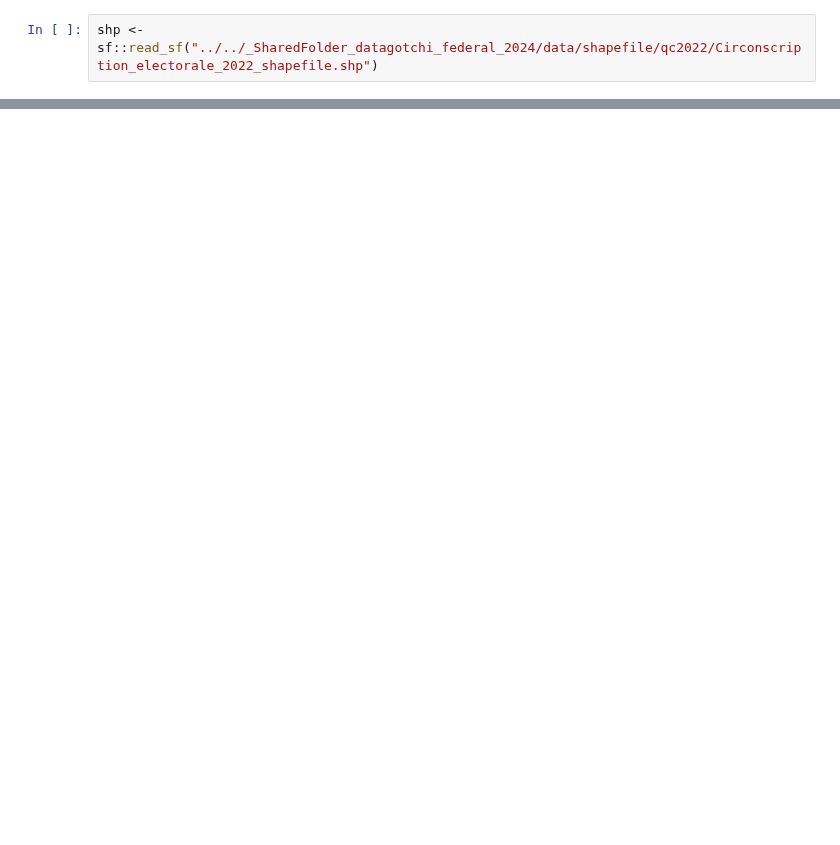
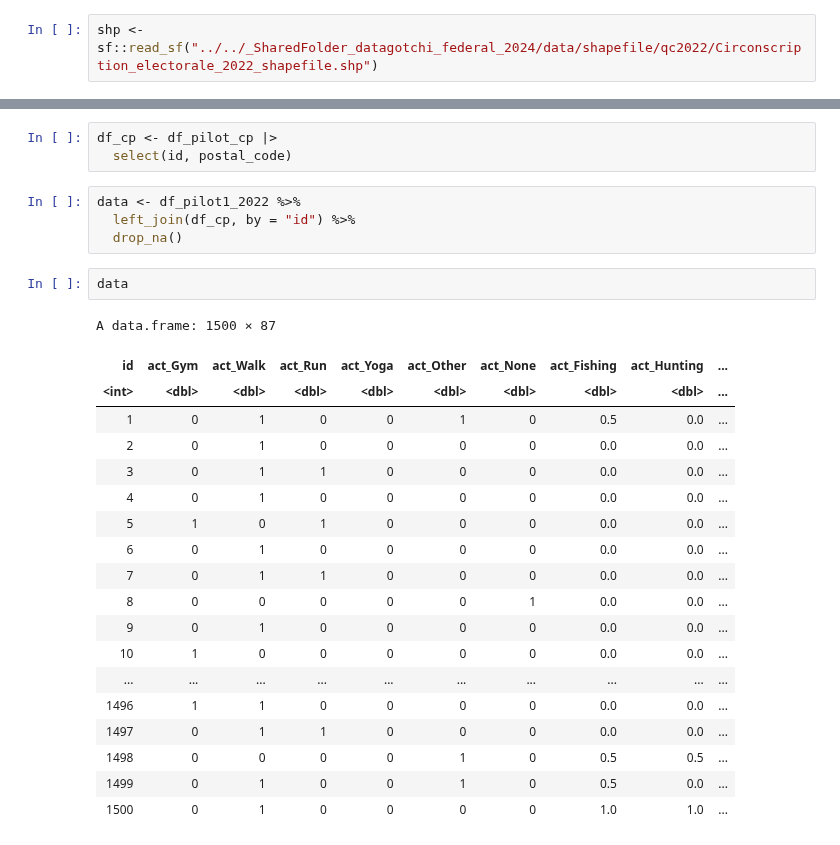
Before and after one commit to clessn/datagotchi_federal_2024, a Jupyter notebook: albou558/qc_2022/03_02-3_desc-gepgraphique.ipynb, the cells around one changed output, grey strips where cells are left out. Cells and saved outputs as stored; diff of their text form; blank space fills up the shorter version.

```diff
--- a/albou558/qc_2022/03_02-3_desc-gepgraphique.ipynb
+++ b/albou558/qc_2022/03_02-3_desc-gepgraphique.ipynb
@@ -35,0 +114,29 @@ NameError: name 'df_pilot1_2022' is not defined
+# %%
+df_cp <- df_pilot_cp |>
+  select(id, postal_code)
+# %%
+data <- df_pilot1_2022 %>%
+  left_join(df_cp, by = "id") %>%
+  drop_na()
+# %%
+data
+# %% [output]
+A data.frame: 1500 × 87
+| id | act_Gym | act_Walk | act_Run | act_Yoga | act_Other | act_None | act_Fishing | act_Hunting | ... |
+| <int> | <dbl> | <dbl> | <dbl> | <dbl> | <dbl> | <dbl> | <dbl> | <dbl> | ... |
+| 1 | 0 | 1 | 0 | 0 | 1 | 0 | 0.5 | 0.0 | ... |
+| 2 | 0 | 1 | 0 | 0 | 0 | 0 | 0.0 | 0.0 | ... |
+| 3 | 0 | 1 | 1 | 0 | 0 | 0 | 0.0 | 0.0 | ... |
+| 4 | 0 | 1 | 0 | 0 | 0 | 0 | 0.0 | 0.0 | ... |
+| 5 | 1 | 0 | 1 | 0 | 0 | 0 | 0.0 | 0.0 | ... |
+| 6 | 0 | 1 | 0 | 0 | 0 | 0 | 0.0 | 0.0 | ... |
+| 7 | 0 | 1 | 1 | 0 | 0 | 0 | 0.0 | 0.0 | ... |
+| 8 | 0 | 0 | 0 | 0 | 0 | 1 | 0.0 | 0.0 | ... |
+| 9 | 0 | 1 | 0 | 0 | 0 | 0 | 0.0 | 0.0 | ... |
+| 10 | 1 | 0 | 0 | 0 | 0 | 0 | 0.0 | 0.0 | ... |
+| ... | ... | ... | ... | ... | ... | ... | ... | ... | ... |
+| 1496 | 1 | 1 | 0 | 0 | 0 | 0 | 0.0 | 0.0 | ... |
+| 1497 | 0 | 1 | 1 | 0 | 0 | 0 | 0.0 | 0.0 | ... |
+| 1498 | 0 | 0 | 0 | 0 | 1 | 0 | 0.5 | 0.5 | ... |
+| 1499 | 0 | 1 | 0 | 0 | 1 | 0 | 0.5 | 0.0 | ... |
+| 1500 | 0 | 1 | 0 | 0 | 0 | 0 | 1.0 | 1.0 | ... |
```
Also changed, not shown: parts of 7 cells of this notebook.
